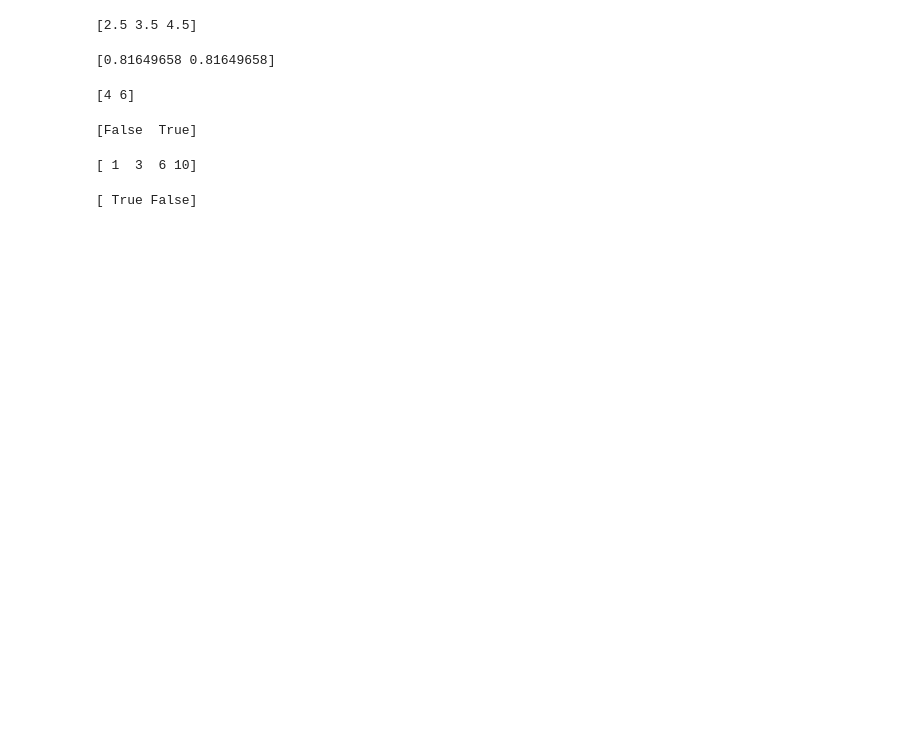
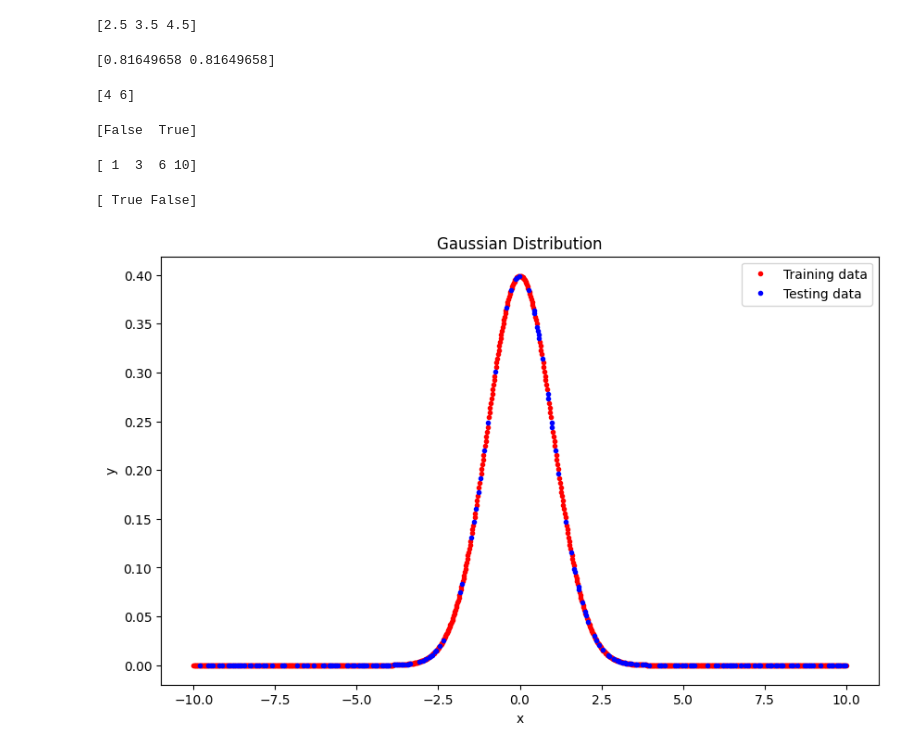
Before and after one commit to subodhkhanger/Awesome-LLM, a Jupyter notebook: numpy.ipynb, the cells around one changed output. Cells and saved outputs as stored; diff of their text form; code cells hidden in the pictures; blank space fills up the shorter version.

```diff
--- a/numpy.ipynb
+++ b/numpy.ipynb
@@ -335,0 +388,25 @@ print(b) # Output: [ True False]
+# %%
+import numpy as np
+import matplotlib.pyplot as plt
+import tensorflow as tf
+from sklearn.model_selection import train_test_split
+
+# Generate synthetic data
+np.random.seed(0)
+x = np.linspace(-10, 10, 1000)
+y = (1 / (np.sqrt(2 * np.pi))) * np.exp(-0.5 * x**2)
+
+# Split the data into training and testing sets
+x_train, x_test, y_train, y_test = train_test_split(x, y, test_size=0.2, random_state=42)
+
+# Plot the data
+plt.figure(figsize=(10, 6))
+plt.plot(x_train, y_train, 'r.', label='Training data')
+plt.plot(x_test, y_test, 'b.', label='Testing data')
+plt.title('Gaussian Distribution')
+plt.xlabel('x')
+plt.ylabel('y')
+plt.legend()
+plt.show()
+# %% [output]
+[figure, added]
```
Also changed, not shown: parts of 10 cells of this notebook.
